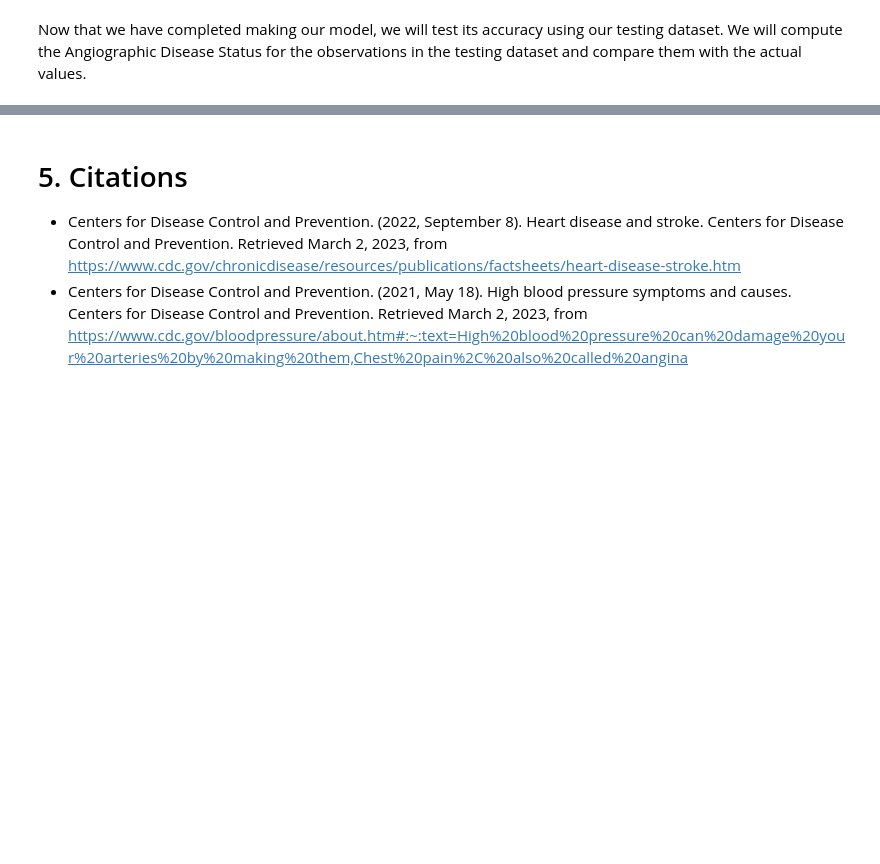
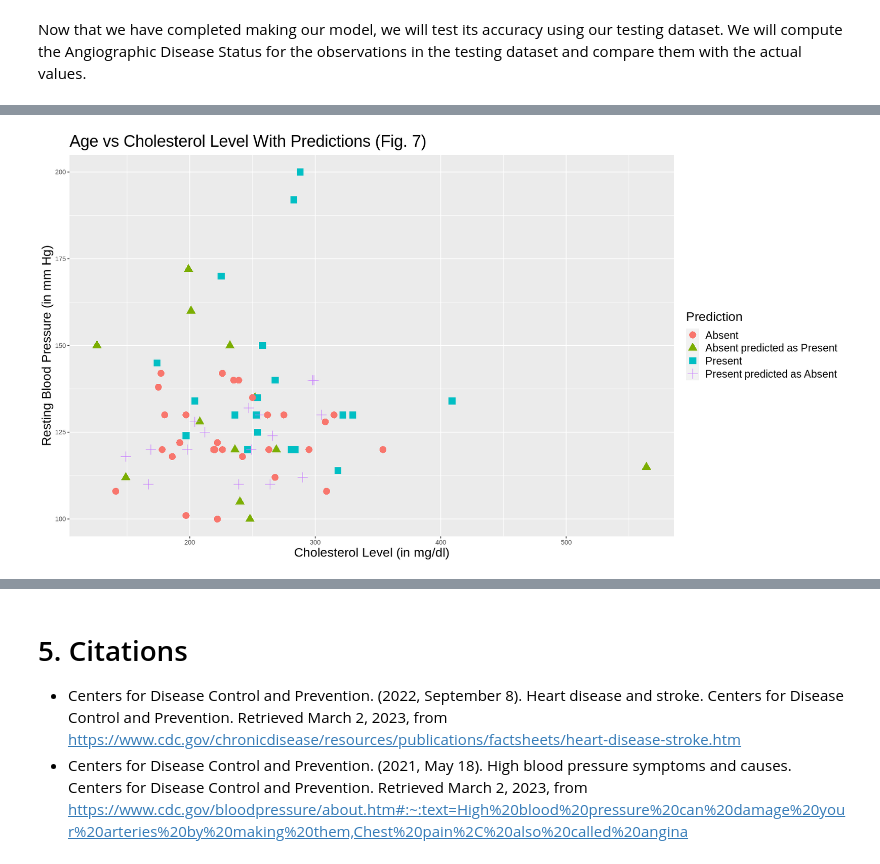
Before and after one commit to VivaanWadhwa/Heart_Disease_Prediction, a Jupyter notebook: Project_Report.ipynb, the cells around one changed output, grey strips where cells are left out. Cells and saved outputs as stored; diff of their text form; code cells hidden in the pictures; blank space fills up the shorter version.

```diff
--- a/Project_Report.ipynb
+++ b/Project_Report.ipynb
@@ -291,15 +336,17 @@ age_v_chol_wrong_preds
 # %%
 rbp_v_chol_wrong_preds <- ggplot(plot, aes(x = cholesterol, y = resting.blood.pressure, colour = prediction, shape = prediction)) +
     geom_point(size = 4) +
-    xlab("Cholestrol Level (in mg/dl)") +
+    xlab("Cholesterol Level (in mg/dl)") +
                 ylab("Resting Blood Pressure (in mm Hg)") +
                 labs(color = "Prediction", shape = "Prediction") +
                 ggtitle("Age vs Cholesterol Level With Predictions (Fig. 7)") +
                 theme(plot.title = element_text(size=22),
                      axis.title = element_text(size=17),
                      legend.title = element_text(size = 17),
                      legend.text = element_text(size = 14))
 rbp_v_chol_wrong_preds
+# %% [output]
+[figure, added]
 # %% [markdown]
 # 4. Discussion
 
```
Also changed, not shown: parts of 12 cells of this notebook.
